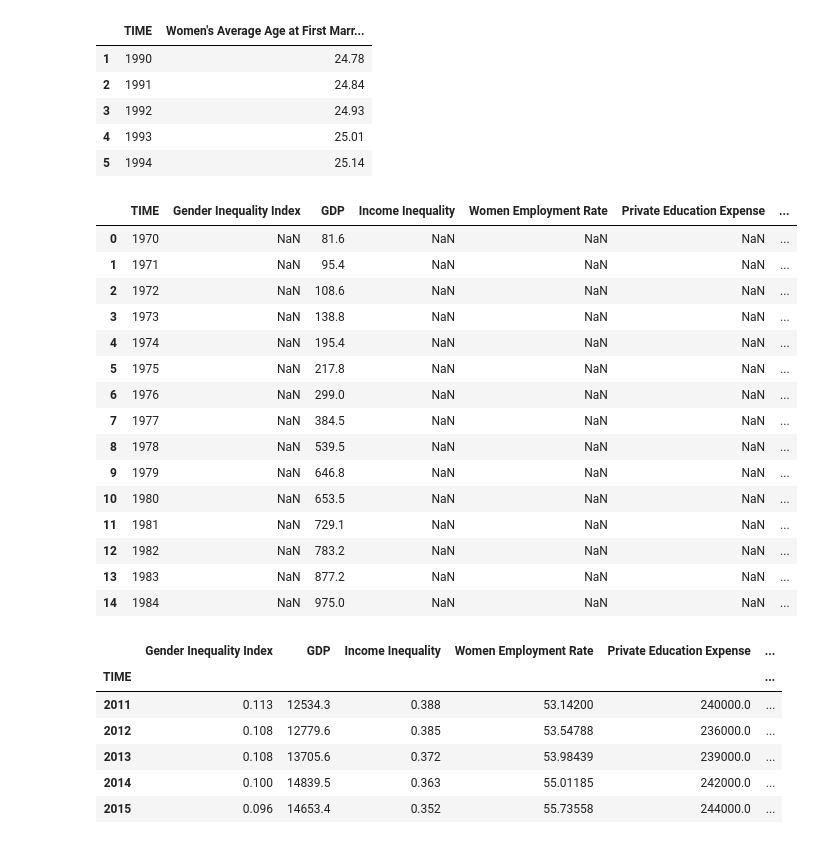
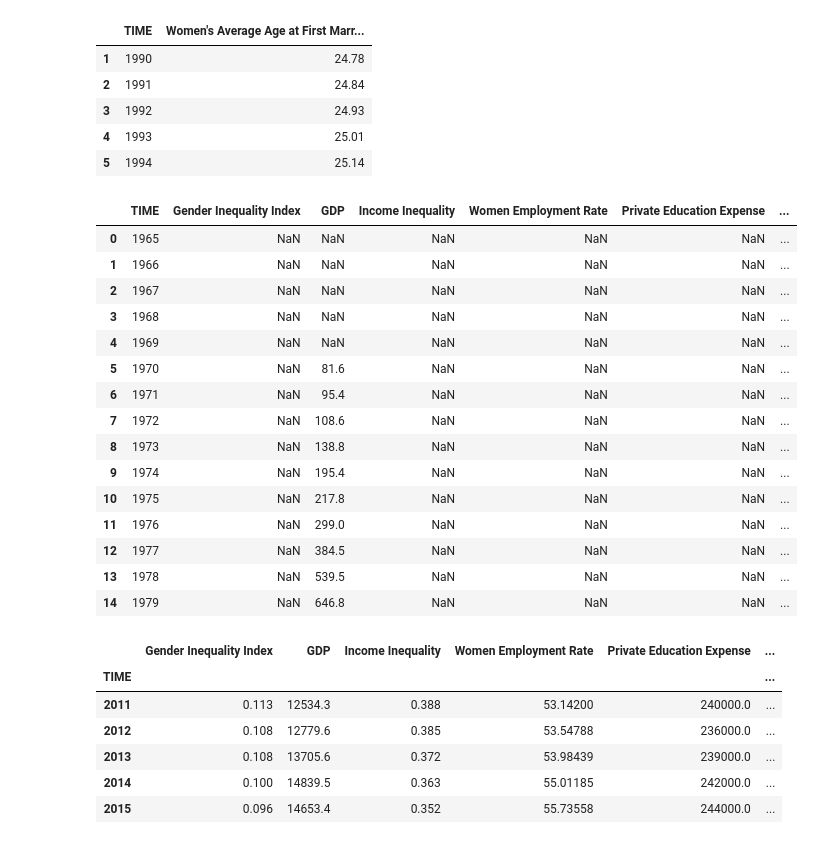
Before and after one commit to ikkjun/Declining_Fertility_Rates, a Jupyter notebook: Declining_Fertility_Rates.ipynb, the cells around one changed output. Drawn from its saved outputs; the diff is of its cells as text; code cells hidden in the pictures.

```diff
--- a/Declining_Fertility_Rates.ipynb
+++ b/Declining_Fertility_Rates.ipynb
@@ -231,32 +231,33 @@ df_wafm.head()
 # %%
 df_kor = pd.merge(df_gii_kor, df_gdp_kor, on='TIME', how='outer')
 df_kor = pd.merge(df_kor, df_ii_kor, on='TIME', how='outer')
 df_kor = pd.merge(df_kor, df_wer_kor, on='TIME', how='outer')
 df_kor = pd.merge(df_kor, df_pef_mean, on='TIME', how='outer')
 df_kor = pd.merge(df_kor, df_wafm, on='TIME', how='outer')
+df_kor = pd.merge(df_kor, df_kor_cpi, on='TIME', how='outer')
 
 df_dfr_kor = df_dfr_kor[['TIME', 'Fertility Rates']]
 df_kor = pd.merge(df_kor, df_dfr_kor, on='TIME', how='outer')
 
 # TIME을 기준으로 정렬
 df_kor = df_kor.sort_values('TIME')
 df_kor.reset_index(inplace=True, drop=True)
 df_kor.head(15)
 # %% [output]
 |  | TIME | Gender Inequality Index | GDP | Income Inequality | Women Employment Rate | Private Education Expense | ... |
-| 0 | 1970 | NaN | 81.6 | NaN | NaN | NaN | ... |
-| 1 | 1971 | NaN | 95.4 | NaN | NaN | NaN | ... |
-| 2 | 1972 | NaN | 108.6 | NaN | NaN | NaN | ... |
-| 3 | 1973 | NaN | 138.8 | NaN | NaN | NaN | ... |
-| 4 | 1974 | NaN | 195.4 | NaN | NaN | NaN | ... |
-| 5 | 1975 | NaN | 217.8 | NaN | NaN | NaN | ... |
-| 6 | 1976 | NaN | 299.0 | NaN | NaN | NaN | ... |
-| 7 | 1977 | NaN | 384.5 | NaN | NaN | NaN | ... |
-| 8 | 1978 | NaN | 539.5 | NaN | NaN | NaN | ... |
-| 9 | 1979 | NaN | 646.8 | NaN | NaN | NaN | ... |
-| 10 | 1980 | NaN | 653.5 | NaN | NaN | NaN | ... |
-| 11 | 1981 | NaN | 729.1 | NaN | NaN | NaN | ... |
-| 12 | 1982 | NaN | 783.2 | NaN | NaN | NaN | ... |
-| 13 | 1983 | NaN | 877.2 | NaN | NaN | NaN | ... |
-| 14 | 1984 | NaN | 975.0 | NaN | NaN | NaN | ... |
+| 0 | 1965 | NaN | NaN | NaN | NaN | NaN | ... |
+| 1 | 1966 | NaN | NaN | NaN | NaN | NaN | ... |
+| 2 | 1967 | NaN | NaN | NaN | NaN | NaN | ... |
+| 3 | 1968 | NaN | NaN | NaN | NaN | NaN | ... |
+| 4 | 1969 | NaN | NaN | NaN | NaN | NaN | ... |
+| 5 | 1970 | NaN | 81.6 | NaN | NaN | NaN | ... |
+| 6 | 1971 | NaN | 95.4 | NaN | NaN | NaN | ... |
+| 7 | 1972 | NaN | 108.6 | NaN | NaN | NaN | ... |
+| 8 | 1973 | NaN | 138.8 | NaN | NaN | NaN | ... |
+| 9 | 1974 | NaN | 195.4 | NaN | NaN | NaN | ... |
+| 10 | 1975 | NaN | 217.8 | NaN | NaN | NaN | ... |
+| 11 | 1976 | NaN | 299.0 | NaN | NaN | NaN | ... |
+| 12 | 1977 | NaN | 384.5 | NaN | NaN | NaN | ... |
+| 13 | 1978 | NaN | 539.5 | NaN | NaN | NaN | ... |
+| 14 | 1979 | NaN | 646.8 | NaN | NaN | NaN | ... |
 # %%
```
Also changed, not shown: parts of 5 cells of this notebook.
